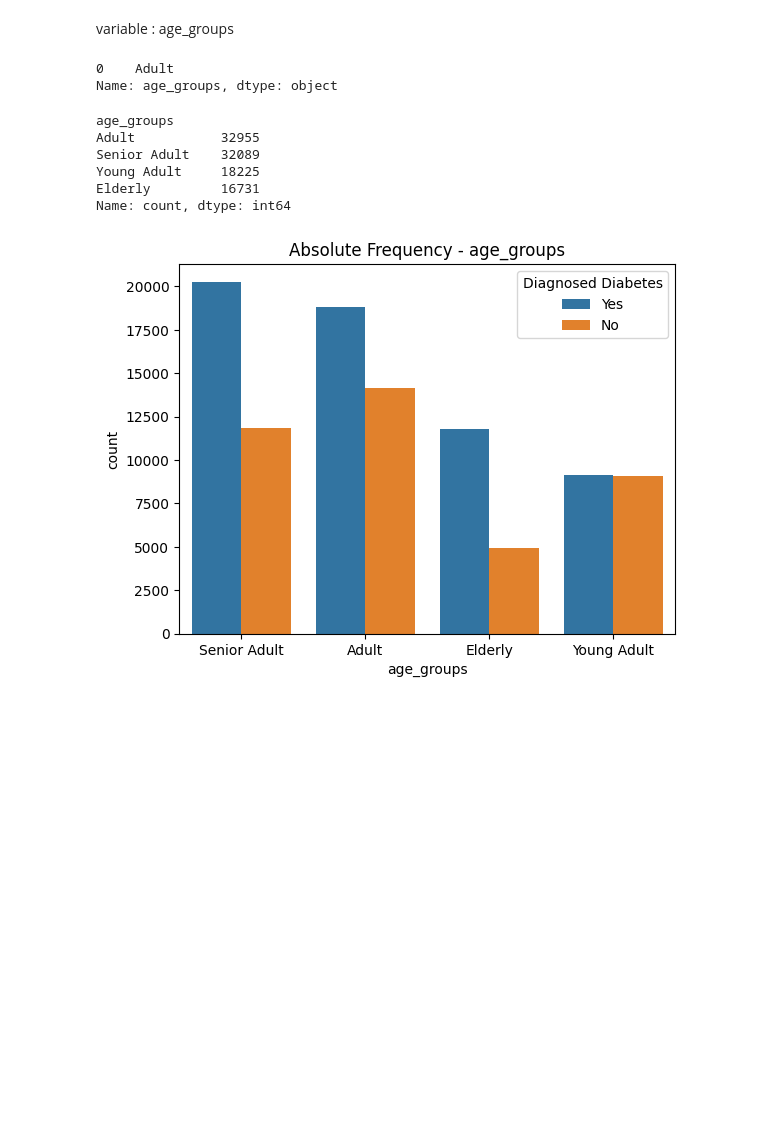
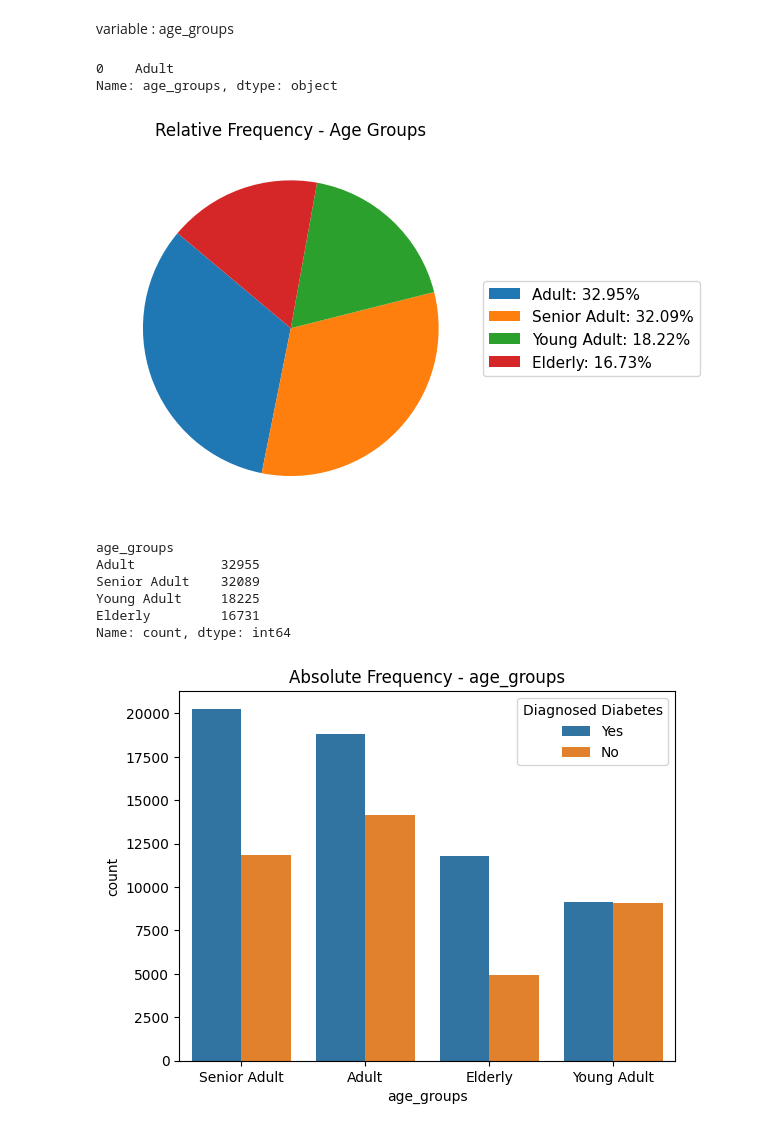
Before and after one commit to tpsilva22/teabetes, a Jupyter notebook: notebooks/qualitative_variables.ipynb, the cells around one changed output. Drawn from its saved outputs; the diff is of its cells as text; code cells hidden in the pictures; blank space fills up the shorter version.

Commit message:
feat: Add pie chart to missing qualitative variables

```diff
--- a/notebooks/qualitative_variables.ipynb
+++ b/notebooks/qualitative_variables.ipynb
@@ -273,6 +273,18 @@ moda
 # %% [output]
 0    Adult
 Name: age_groups, dtype: object
+# %%
+# Pie chart
+freq_rel = diabetes["age_groups"].value_counts(normalize=True, dropna=False) * 100
+plt.pie(freq_rel, startangle=140)
+# Legend with labels and percentages
+legend_labels = [f'{cat}: {val:.2f}%' for cat, val in freq_rel.items()]
+plt.legend(legend_labels, loc='center left', bbox_to_anchor=(1, 0, 0.5, 1), fontsize=11)
+
+plt.title('Relative Frequency - Age Groups')
+plt.show()
+# %% [output]
+[figure, added]
 # %%
 # Count plot
 diag_label = diabetes["diagnosed_diabetes"].map({0: "No", 1: "Yes"})
```
Also changed, not shown: parts of 1 cell of this notebook.
